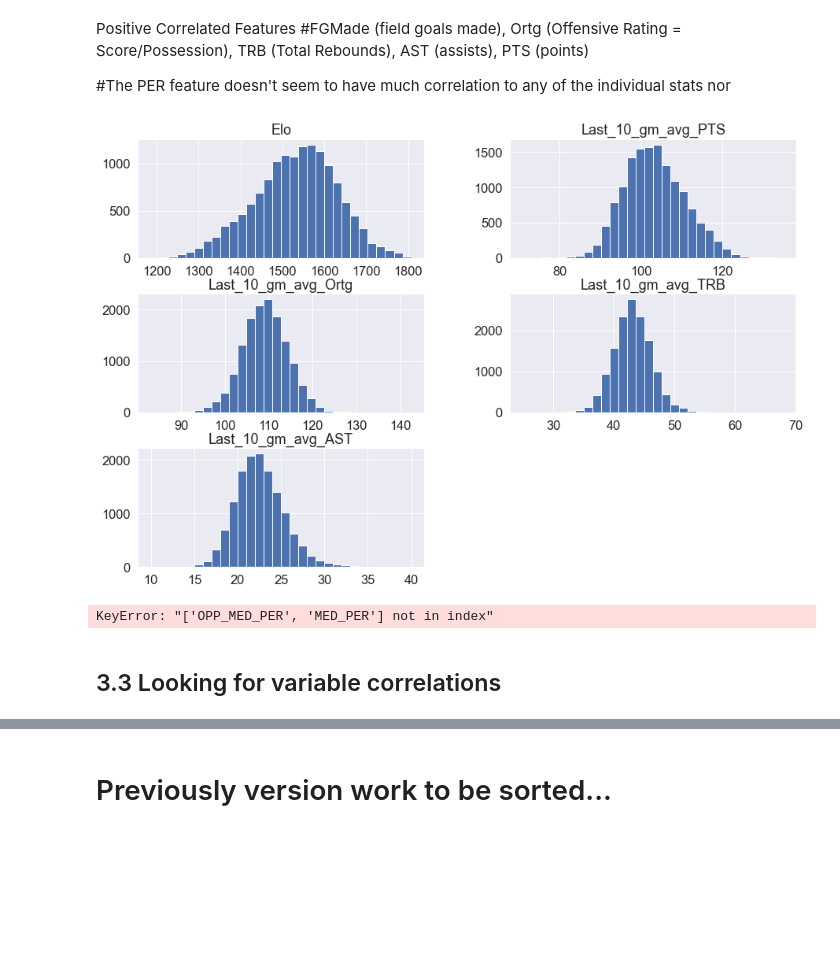
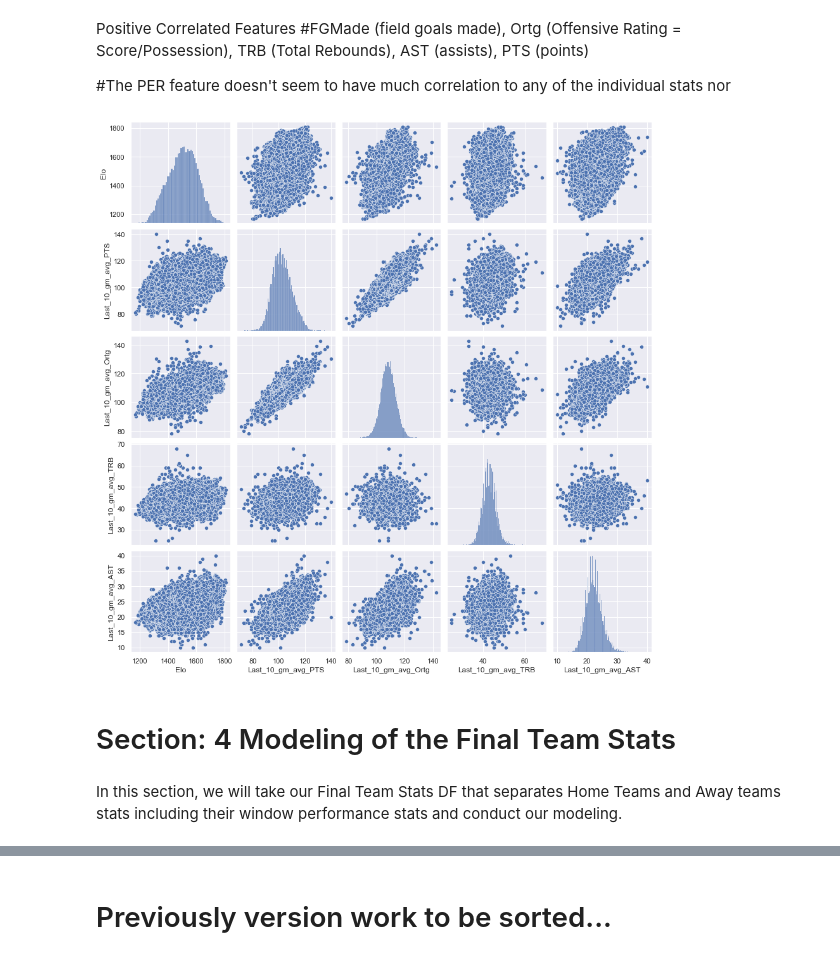
Before and after one commit to ElectricSheep007/UNH-Repo, a Jupyter notebook: DS_Guided_Capstone_2_Repo/virenv/Guided_Capstone_Project_2.ipynb, the cells around one changed output, grey strips where cells are left out. Saved outputs shown, nothing was run; the diff lists cells and outputs as text; code cells hidden in the pictures; blank space fills up the shorter version.

Commit message:
Included EDA pairplot, added first LogReg model

```diff
--- a/DS_Guided_Capstone_2_Repo/virenv/Guided_Capstone_Project_2.ipynb
+++ b/DS_Guided_Capstone_2_Repo/virenv/Guided_Capstone_Project_2.ipynb
@@ -1555,22 +1462,11 @@ Positive Correlated Features
 # %%
 focus = ['Elo', 'Last_10_gm_avg_PTS', 'Last_10_gm_avg_Ortg',
         'Last_10_gm_avg_TRB', 'Last_10_gm_avg_AST']
 
-focuswin = winners[focus]
-
-f = focuswin.hist(bins=30, figsize = (15,10))
+focusdata = data[focus]
+sns.set(font_scale = 1)
+g = sns.pairplot(focusdata)
 # %% [output]
-[figure, old version]
+[figure, new version]
-# %%
-loseteamcorr = losers[cols]
-
-corrmat = loseteamcorr.corr()
-f, ax = plt.subplots(figsize=(30, 25))
-hm = sns.heatmap(round(corrmat,2), annot=True, ax=ax, cmap="coolwarm",fmt='.2f',
-                 linewidths=.05)
-f.subplots_adjust(top=0.93)
-t= f.suptitle('Team Stats Feature Correlation for all Losing Teams', fontsize=14)
-# %% [output]
-KeyError: "['OPP_MED_PER', 'MED_PER'] not in index"
 # %% [markdown]
-## 3.3 Looking for variable correlations
+# Section: 4 Modeling of the Final Team Stats
@@ -1579,0 +1473,2 @@ losers2 = final_team_stats[final_team_stats['Label']==0]
+# %% [markdown]
+In this section, we will take our Final Team Stats DF that separates Home Teams and Away teams stats including their window performance stats and conduct our modeling.
```
Also changed, not shown: parts of 65 cells of this notebook.
